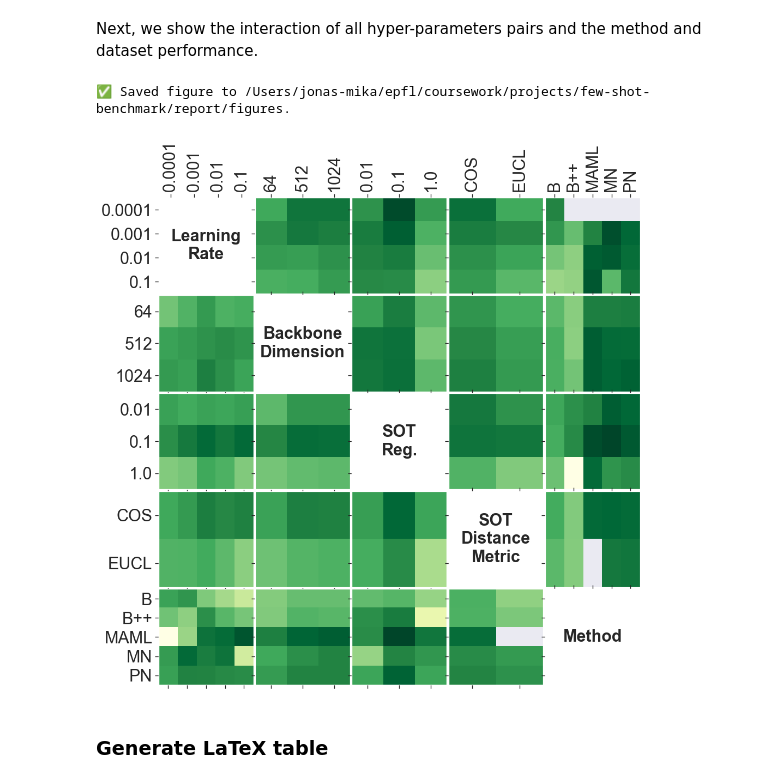
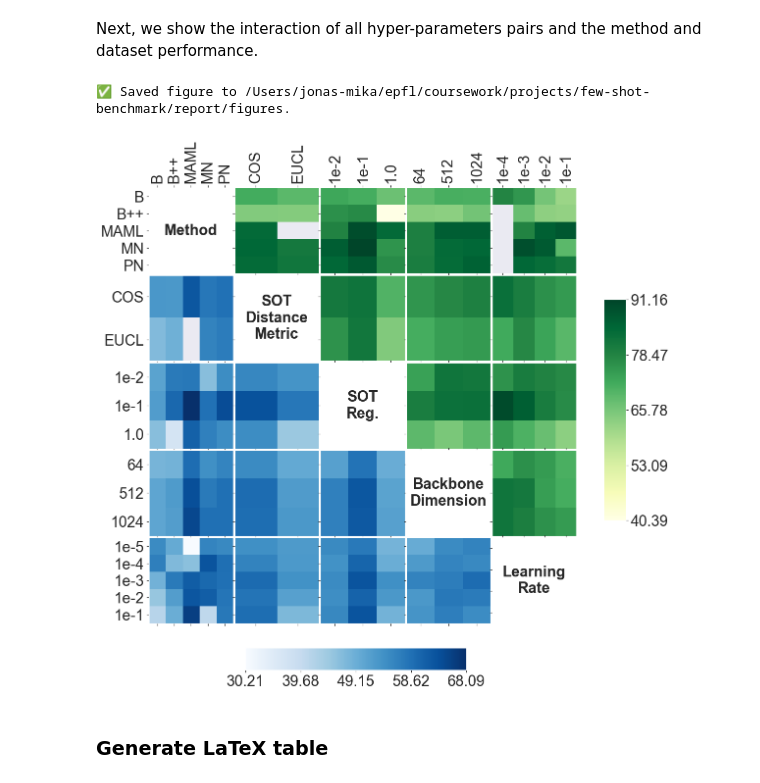
Before and after one commit to mikasenghaas/few-shot-benchmark, a Jupyter notebook: notebooks/analysis.ipynb, the cells around one changed output. Drawn from its saved outputs; the diff is of its cells as text; code cells hidden in the pictures.

```diff
--- a/notebooks/analysis.ipynb
+++ b/notebooks/analysis.ipynb
@@ -100,8 +100,7 @@ setting (5-way 5-shot).
 # Get all runs for experiment `benchmark`
 GROUP = "new-tuned-benchmark"
 
-exp1_runs = [run for run in runs if run.group ==
-             GROUP and run.state == "finished"]
+exp1_runs = [run for run in runs if run.group == GROUP and run.state == "finished"]
 print(f"✅ Found {len(exp1_runs)} runs")
 # %% [output]
 ✅ Found 848 runs
@@ -292,8 +286,10 @@ axs[0].get_legend().set_title("SOT")
 axs[1].get_legend().set_title("SOT")
 
 # Set axis labels
-axs[0].set_xticklabels([get_name(name.get_text()) for name in axs[0].get_xticklabels()])
-axs[1].set_xticklabels([get_name(name.get_text()) for name in axs[1].get_xticklabels()])
+axs[0].set_xticklabels([get_name(name.get_text())
+                       for name in axs[0].get_xticklabels()])
+axs[1].set_xticklabels([get_name(name.get_text())
+                       for name in axs[1].get_xticklabels()])
 
 for ax in axs:
     ax.set_ylabel("Test Acc. (%)", fontsize=18)
@@ -375,7 +371,7 @@ for i, p in enumerate(axs[1].patches):
     )
 
 # Save figure
-name = "benchmark-method-perf.pdf" if REPORT else "present-benchmark-method-perf.png"
+name = "benchmark-method-perf.png" if REPORT else "present-benchmark-method-perf.png"
 fig.savefig(os.path.join(FIGURE_DIR, name), bbox_inches="tight")
 print(f"✅ Saved figure to {FIGURE_DIR}.")
 # %% [output]
@@ -439,16 +435,19 @@ fig.suptitle("Effect of Hyperparameters on SwissProt", fontsize=16)
 for ax, hparam in zip(axs, df_exp1.hparams.columns):
     utils.visualise_hparams(df_exp1, dataset="swissprot", hparam=hparam, ax=ax)
 
-fig.savefig(os.path.join(FIGURE_DIR, "hparams-swissprot.pdf"), bbox_inches="tight")
+fig.savefig(os.path.join(FIGURE_DIR, "hparams-swissprot.png"),
+            bbox_inches="tight")
 print(f"✅ Saved figure to {FIGURE_DIR}.")
 
 # Hyperparameter Effect on Tabula Muris for all methods
 fig, axs = plt.subplots(ncols=num_hparams, figsize=(20, 4))
 fig.suptitle("Effect of Hyperparameters on Tabula Muris", fontsize=16)
 for ax, hparam in zip(axs, df_exp1.hparams.columns):
-    utils.visualise_hparams(df_exp1, dataset="tabula_muris", hparam=hparam, ax=ax)
+    utils.visualise_hparams(
+        df_exp1, dataset="tabula_muris", hparam=hparam, ax=ax)
 
-fig.savefig(os.path.join(FIGURE_DIR, "hparams-tabula-muris.pdf"), bbox_inches="tight")
+fig.savefig(os.path.join(FIGURE_DIR, "hparams-tabula-muris.png"),
+            bbox_inches="tight")
 print(f"✅ Saved figure to {FIGURE_DIR}.")
 # %% [output]
 ✅ Saved figure to /Users/jonas-mika/epfl/coursework/projects/few-shot-benchmark/report/figures.
@@ -463,6 +462,7 @@ dataset performance.
 param_cols = df_exp1[("hparams")].columns.tolist()
 param_tuples = [("hparams", param) for param in param_cols]
 param_tuples.append(("config", "method"))
+param_tuples = list(reversed(param_tuples))
 # param_tuples.append(("config", "dataset"))
 
 rename_dict = {
@@ -479,6 +479,11 @@ rename_dict = {
     "maml": "MAML",
     "euclidean": "EUCL",
     "cosine": "COS",
+    0.1: "1e-1",
+    0.01: "1e-2",
+    0.001: "1e-3",
+    0.0001: "1e-4",
+    0.00001: "1e-5",
 }
 
 subset1 = df_exp1[
@@ -488,35 +493,36 @@ subset1 = df_exp1[
 ]
 
 subset2 = df_exp1[
     df_exp1[("config", "use_sot")]
     & df_exp1[("config", "dataset")].isin(["swissprot"])
     & (df_exp1[("eval", "test/acc")] >= 25.0)
 ]
 
 fig = utils.combined_grid(
     subset1,
     subset2,
     param_tuples,
     metric="mean",
-    cmap="YlGn",
+    cmap1="YlGn",
+    cmap2="Blues",
     figsize=(10, 10),
     rename_dict=rename_dict,
 )  # vmin, vmax automatically set
 
 name = (
     "hparams-interaction-combined.png"
     if REPORT
     else "present-hparams-interaction-combined.png"
 )
 fig.savefig(
     os.path.join(FIGURE_DIR, name),
     bbox_inches="tight",
     dpi=300,
 )
 print(f"✅ Saved figure to {FIGURE_DIR}.")
 # %% [output]
 ✅ Saved figure to /Users/jonas-mika/epfl/coursework/projects/few-shot-benchmark/report/figures.
-[figure, old version]
+[figure, new version]
 # %% [markdown]
 ### Generate LaTeX table
 # %%
```
Also changed, not shown: parts of 11 cells of this notebook, 1 other file.
